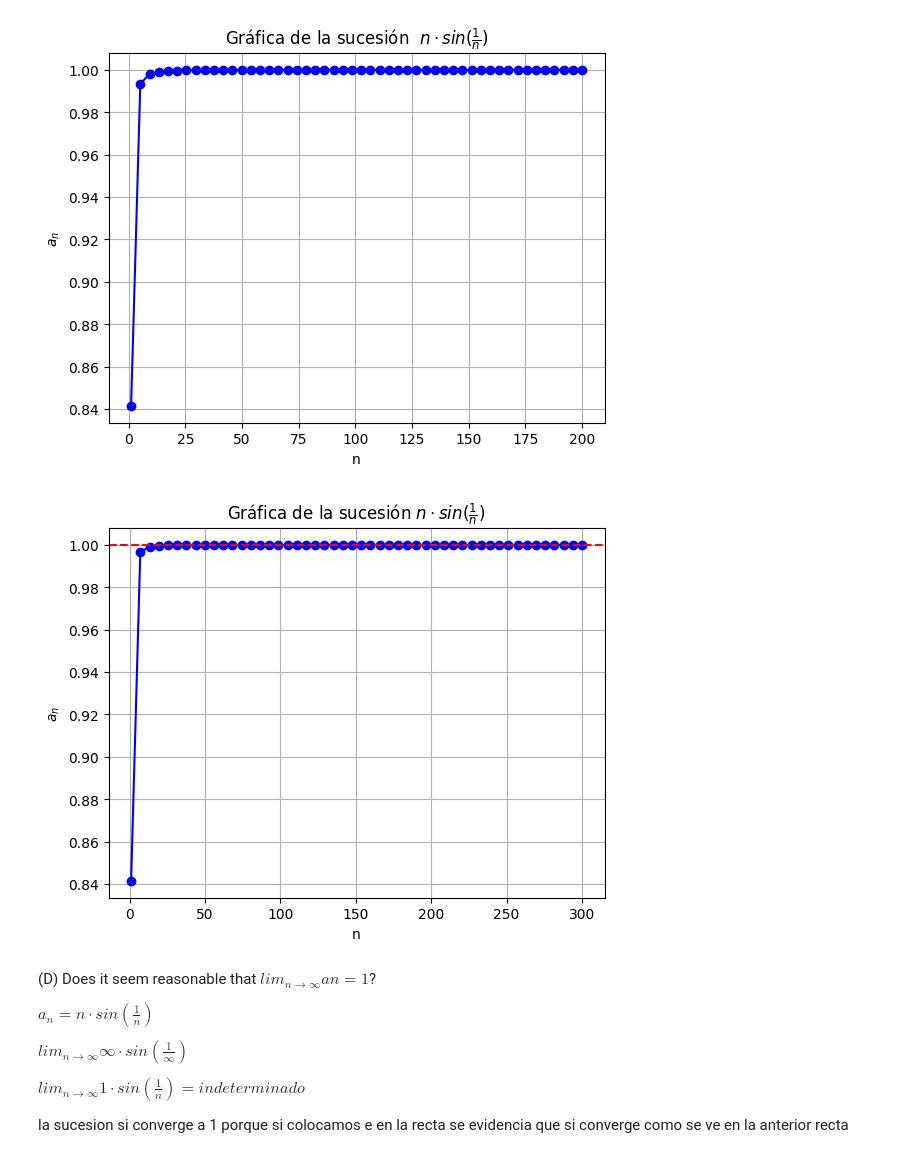
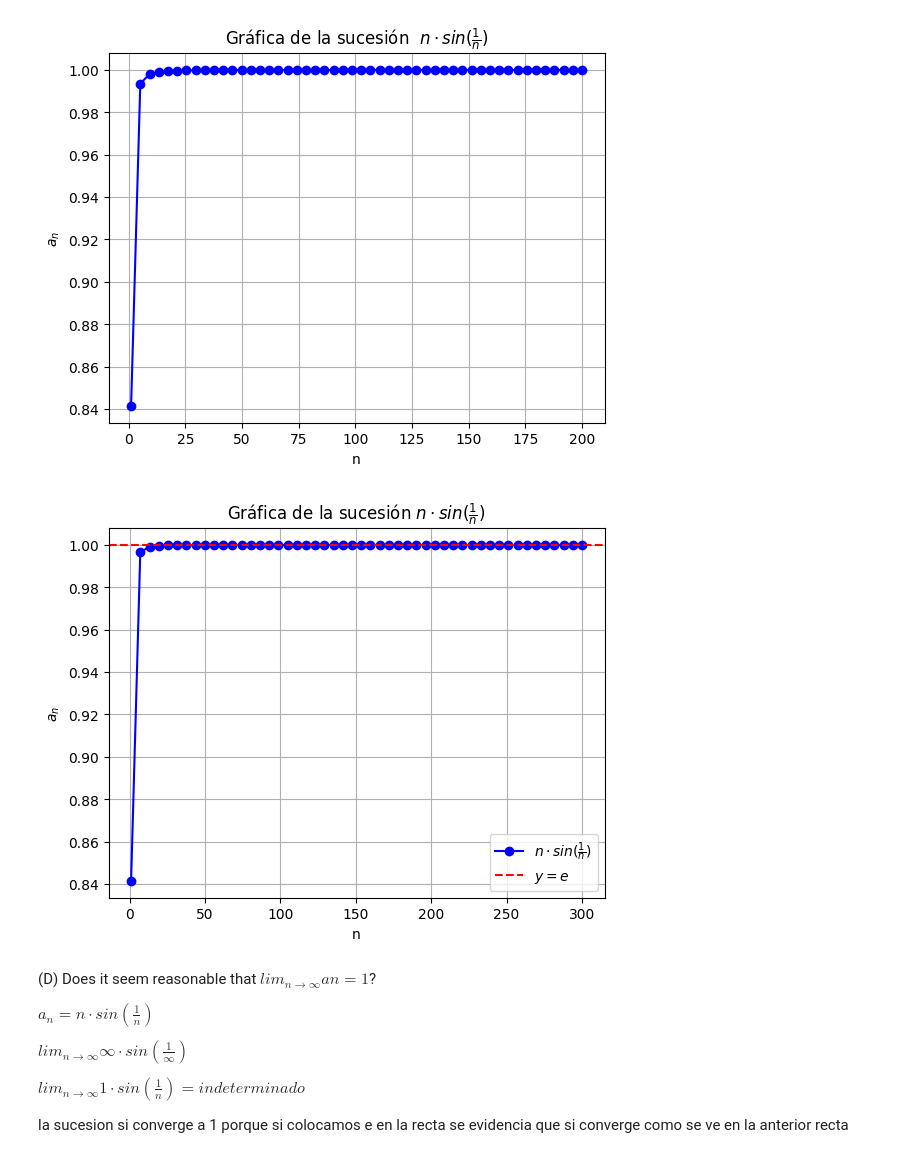
Before and after one commit to Juanm3005/trabajo-grupo-aplicadas, a Jupyter notebook: taller_sucesiones.ipynb, the cells around one changed output. Cells and saved outputs as stored; diff of their text form; code cells hidden in the pictures.

```diff
--- a/taller_sucesiones.ipynb
+++ b/taller_sucesiones.ipynb
@@ -610,30 +612,31 @@ plt.show()
 # %%
 #(c) Plot the points (𝑛, 𝑎𝑛) for 𝑛 = 1, 2, 3, ... , 200, along with the horizontal line 𝑦 = 𝑒.
 
 def a_n(n):
     return n*np.sin(1/n)
 
 # Crear un rango de valores para n (usando np.linspace para valores continuos)
 n_values = np.linspace(1, 300, 50)
 
 # Calcular los valores de a_n para cada n
 a_values = [a_n(n) for n in n_values]
 
 
 # Graficar la sucesión
-plt.plot(n_values, a_values, marker='o', linestyle='-', color='b', label='$(1+\\frac{1}{n})^n$')
+plt.plot(n_values, a_values, marker='o', linestyle='-', color='b', label='$n\cdot sin(\\frac{1}{n})$')
 
 # Agregar la línea horizontal para y = e
 plt.axhline(y=1, color='r', linestyle='--', label='$y = e$')
 
 # Configuraciones adicionales de la gráfica
 plt.title('Gráfica de la sucesión $n\cdot sin(\\frac{1}{n})$')
 plt.xlabel('n')
 plt.ylabel('$a_n$')
 plt.grid(True)
+plt.legend()
 plt.show()
 # %% [output]
-[figure, old version]
+[figure, new version]
 # %% [markdown]
 (D) Does it seem reasonable that $lim_{𝑛→∞} 𝑎𝑛 = 1$?
 
```
Also changed, not shown: parts of 17 cells of this notebook.
